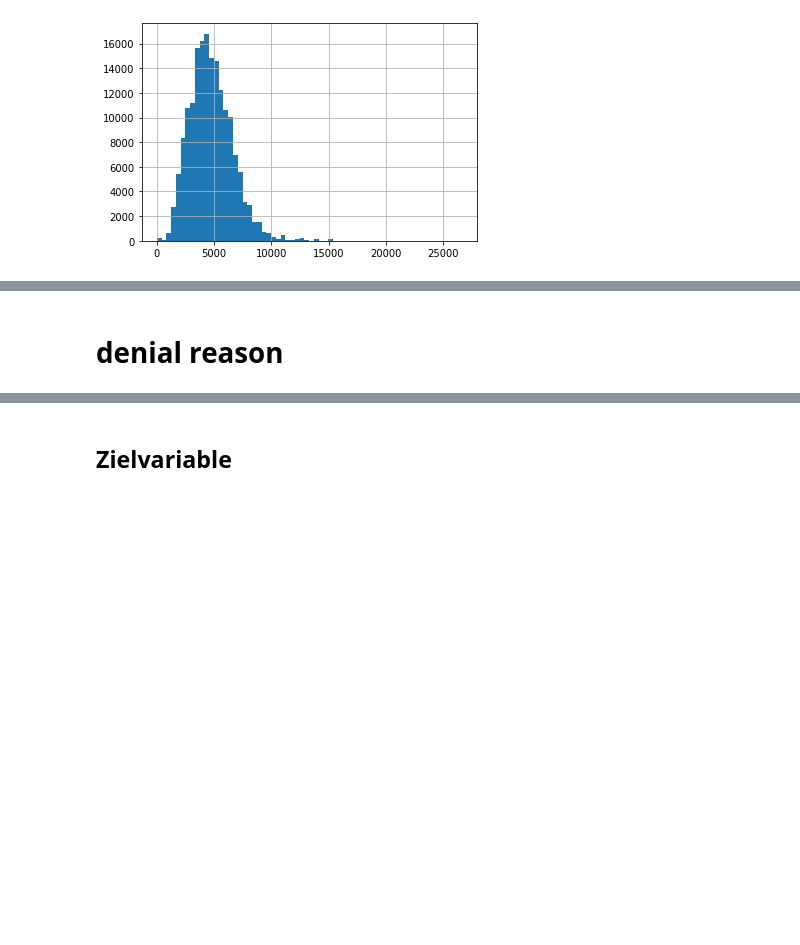
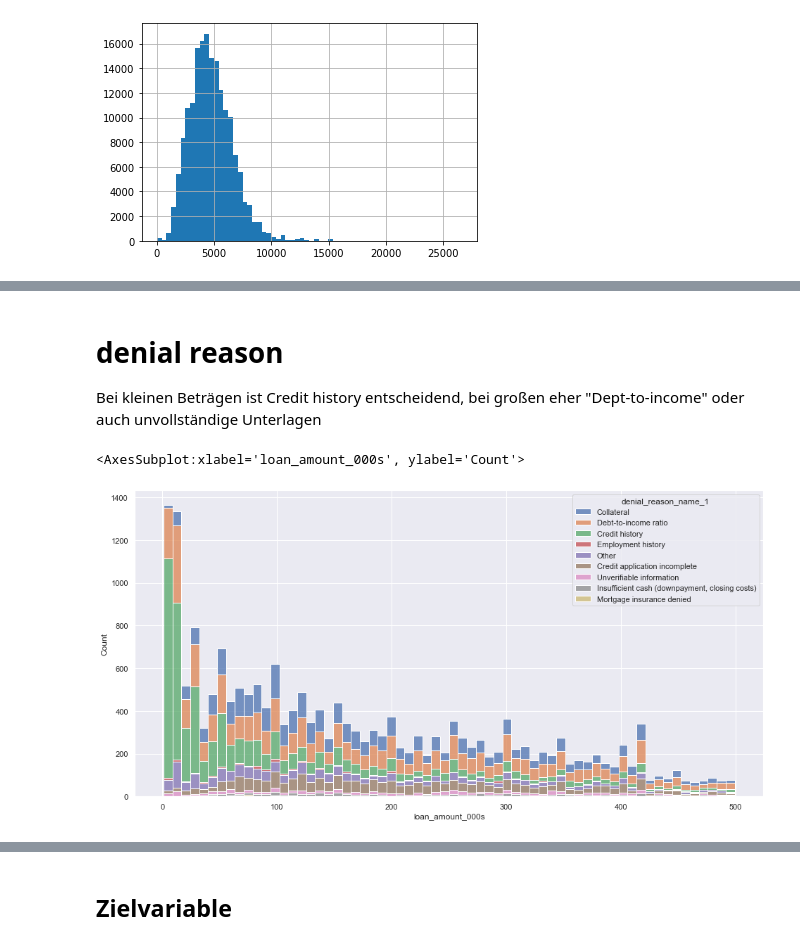
Before and after one commit to mrs-curi0sity/loan_data_challenge, a Jupyter notebook: eda_credit.ipynb, the cells around one changed output, grey strips where cells are left out. Saved outputs shown, nothing was run; the diff lists cells and outputs as text; code cells hidden in the pictures; blank space fills up the shorter version.

Commit message:
added analysis denial reason

```diff
--- a/eda_credit.ipynb
+++ b/eda_credit.ipynb
@@ -502,2 +523,4 @@ Zeitpunkt des Abschlusses
 # %% [markdown]
 # denial reason
+Bei kleinen Beträgen ist Credit history entscheidend,
+bei großen eher "Dept-to-income" oder auch unvollständige Unterlagen
@@ -505,0 +527,7 @@ Zeitpunkt des Abschlusses
+# %%
+sns.set(rc={'figure.figsize':(16,8)})
+sns.histplot(df_credit_data[df_credit_data.loan_amount_000s < 500], x='loan_amount_000s',
+             bins=64, hue = 'denial_reason_name_1', multiple="stack")
+# %% [output]
+<AxesSubplot:xlabel='loan_amount_000s', ylabel='Count'>
+[figure, added]
```
Also changed, not shown: parts of 15 cells of this notebook.
